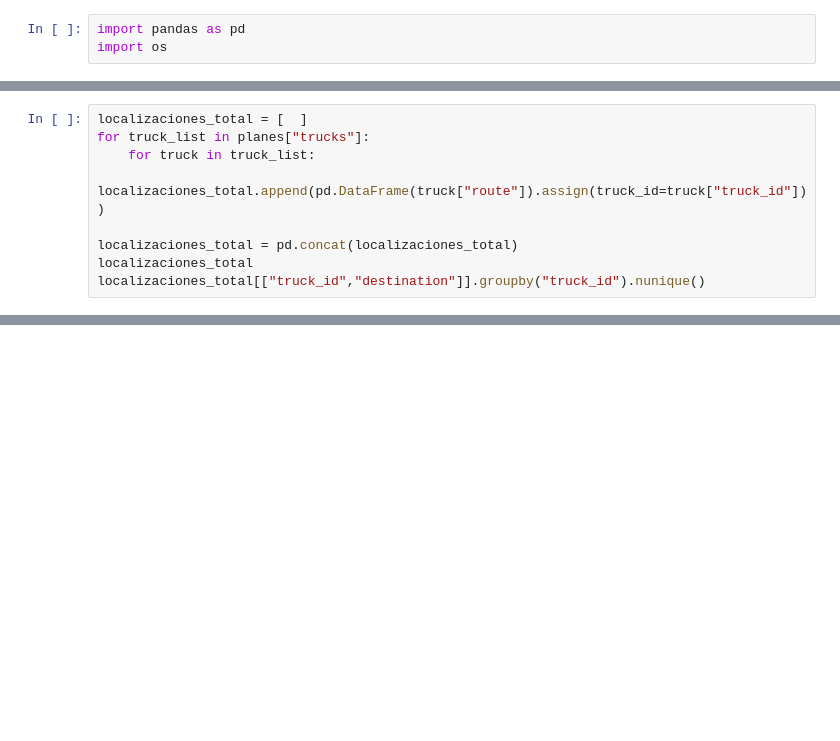
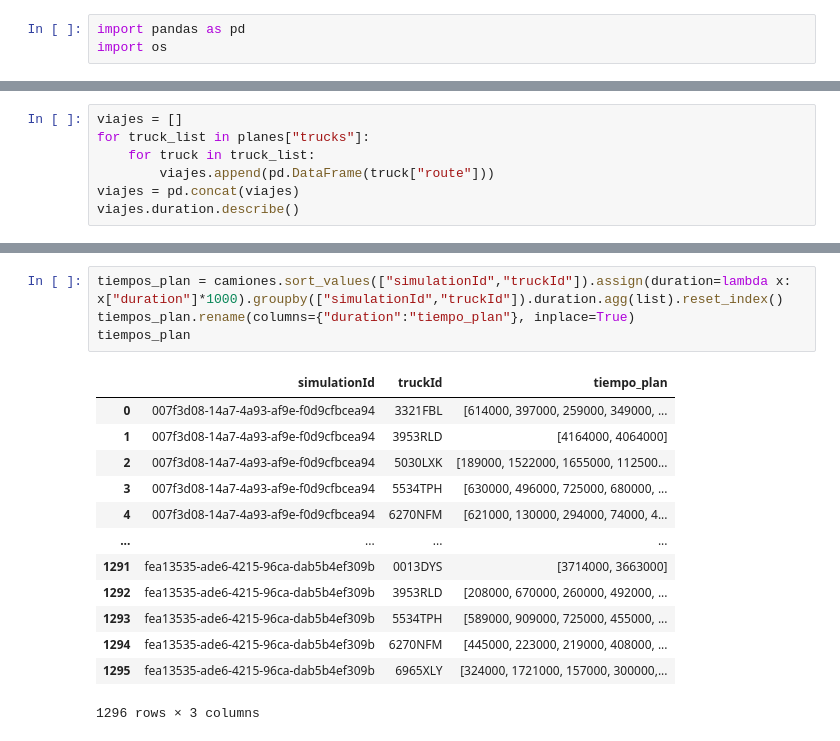
Before and after one commit to sofiarques/APSE_31_Reorganizado, a Jupyter notebook: APSELogisticSimulator-main/notebooks/eda.ipynb, the cells around one changed output, grey strips where cells are left out. Drawn from its saved outputs; the diff is of its cells as text; blank space fills up the shorter version.

```diff
--- a/APSELogisticSimulator-main/notebooks/eda.ipynb
+++ b/APSELogisticSimulator-main/notebooks/eda.ipynb
@@ -99,10 +22,8 @@ camiones_total.drop(columns=["route"]).groupby("truck_id").sum()
 # %%
-localizaciones_total = [  ]
+viajes = []
 for truck_list in planes["trucks"]:
     for truck in truck_list:
-        localizaciones_total.append(pd.DataFrame(truck["route"]).assign(truck_id=truck["truck_id"]))
-
-localizaciones_total = pd.concat(localizaciones_total)
-localizaciones_total
-localizaciones_total[["truck_id","destination"]].groupby("truck_id").nunique()
+        viajes.append(pd.DataFrame(truck["route"]))
+viajes = pd.concat(viajes)
+viajes.duration.describe()
 # %% [output]
@@ -188,0 +217,18 @@ tiempos_viaje.drop(columns=["eventTime", "eventType"]).groupby(["truckId","simul
+# %%
+tiempos_plan = camiones.sort_values(["simulationId","truckId"]).assign(duration=lambda x: x["duration"]*1000).groupby(["simulationId","truckId"]).duration.agg(list).reset_index()
+tiempos_plan.rename(columns={"duration":"tiempo_plan"}, inplace=True)
+tiempos_plan
+# %% [output]
+|  | simulationId | truckId | tiempo_plan |
+| 0 | 007f3d08-14a7-4a93-af9e-f0d9cfbcea94 | 3321FBL | [614000, 397000, 259000, 349000, ... |
+| 1 | 007f3d08-14a7-4a93-af9e-f0d9cfbcea94 | 3953RLD | [4164000, 4064000] |
+| 2 | 007f3d08-14a7-4a93-af9e-f0d9cfbcea94 | 5030LXK | [189000, 1522000, 1655000, 112500... |
+| 3 | 007f3d08-14a7-4a93-af9e-f0d9cfbcea94 | 5534TPH | [630000, 496000, 725000, 680000, ... |
+| 4 | 007f3d08-14a7-4a93-af9e-f0d9cfbcea94 | 6270NFM | [621000, 130000, 294000, 74000, 4... |
+| ... | ... | ... | ... |
+| 1291 | fea13535-ade6-4215-96ca-dab5b4ef309b | 0013DYS | [3714000, 3663000] |
+| 1292 | fea13535-ade6-4215-96ca-dab5b4ef309b | 3953RLD | [208000, 670000, 260000, 492000, ... |
+| 1293 | fea13535-ade6-4215-96ca-dab5b4ef309b | 5534TPH | [589000, 909000, 725000, 455000, ... |
+| 1294 | fea13535-ade6-4215-96ca-dab5b4ef309b | 6270NFM | [445000, 223000, 219000, 408000, ... |
+| 1295 | fea13535-ade6-4215-96ca-dab5b4ef309b | 6965XLY | [324000, 1721000, 157000, 300000,... |
+1296 rows × 3 columns
```
Also changed, not shown: parts of 28 cells of this notebook, 5 other files.
